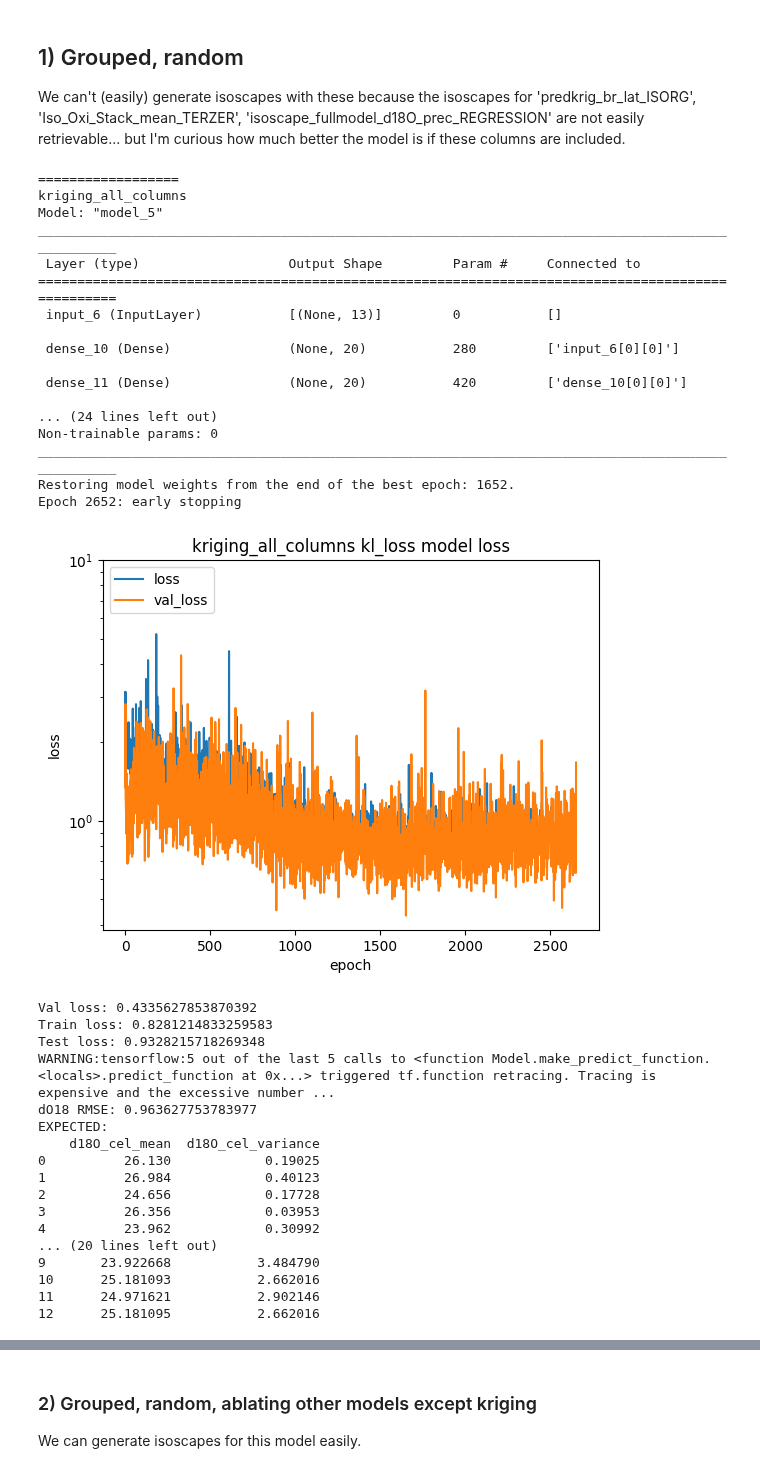
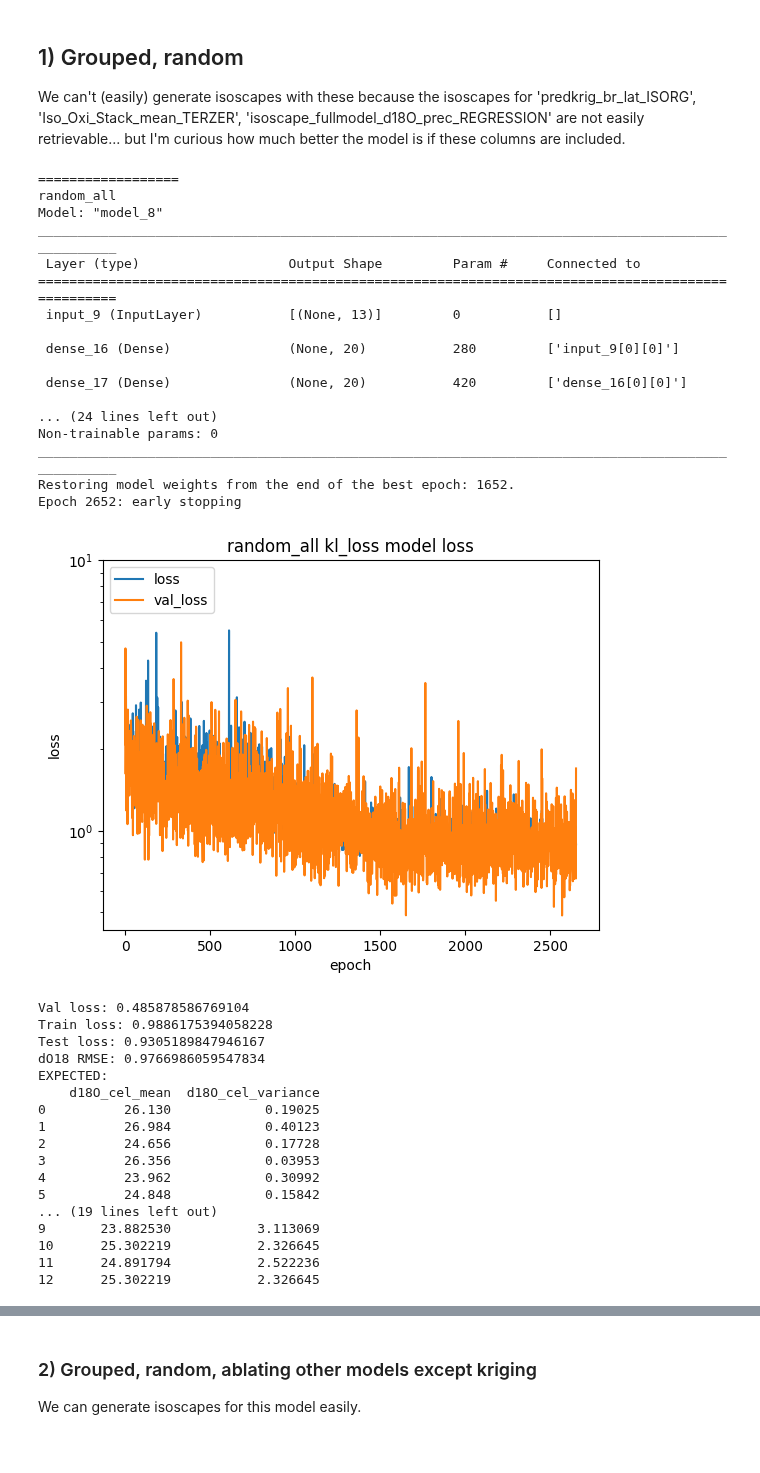
Before and after one commit to tnc-br/ddf-isoscapes, a Jupyter notebook: dnn/kriging_numerical_stability_bayesian_canonical.ipynb, the cells around one changed output, grey strips where cells are left out. Saved outputs shown, nothing was run; the diff lists cells and outputs as text; code cells hidden in the pictures.

```diff
--- a/dnn/kriging_numerical_stability_bayesian_canonical.ipynb
+++ b/dnn/kriging_numerical_stability_bayesian_canonical.ipynb
@@ -349,45 +349,44 @@ We can't (easily) generate isoscapes with these because the isoscapes for 'predk
 # %%
 grouped_random_fileset = {
     'TRAIN' : os.path.join(FP_ROOT, 'amazon_sample_data/kriging_ensemble_experiment/uc_davis_train_random_grouped.csv'),
     'TEST' : os.path.join(FP_ROOT, 'amazon_sample_data/kriging_ensemble_experiment/uc_davis_test_random_grouped.csv'),
     'VALIDATION' : os.path.join(FP_ROOT, 'amazon_sample_data/kriging_ensemble_experiment/uc_davis_validation_random_grouped.csv'),
 }
 
 columns_to_normalize = ['lat', 'long', 'VPD', 'RH', 'PET', 'DEM', 'PA',
                         'Mean Annual Temperature',
                         'Mean Annual Precipitation',
                         'ordinary_kriging_linear_d18O_predicted_variance']
 columns_to_standardize = [
     'ordinary_kriging_linear_d18O_predicted_mean',
     'Iso_Oxi_Stack_mean_TERZER',
     'isoscape_fullmodel_d18O_prec_REGRESSION']
 
 data = load_and_scale(grouped_random_fileset, columns_to_normalize, columns_to_standardize)
-model = train_and_evaluate(data, "kriging_all_columns", training_batch_size=3)
+model = train_and_evaluate(data, "random_all", training_batch_size=3)
 # %% [output]
 ==================
-kriging_all_columns
-Model: "model_5"
+random_all
+Model: "model_8"
 __________________________________________________________________________________________________
  Layer (type)                   Output Shape         Param #     Connected to
 ==================================================================================================
- input_6 (InputLayer)           [(None, 13)]         0           []
+ input_9 (InputLayer)           [(None, 13)]         0           []
 
- dense_10 (Dense)               (None, 20)           280         ['input_6[0][0]']
+ dense_16 (Dense)               (None, 20)           280         ['input_9[0][0]']
 
- dense_11 (Dense)               (None, 20)           420         ['dense_10[0][0]']
+ dense_17 (Dense)               (None, 20)           420         ['dense_16[0][0]']
 
 ... (24 lines left out)
 Non-trainable params: 0
 __________________________________________________________________________________________________
 Restoring model weights from the end of the best epoch: 1652.
 Epoch 2652: early stopping
-[figure, old version]
+[figure, new version]
-Val loss: 0.4335627853870392
-Train loss: 0.8281214833259583
-Test loss: 0.9328215718269348
-WARNING:tensorflow:5 out of the last 5 calls to <function Model.make_predict_function.<locals>.predict_function at 0x...> triggered tf.function retracing. Tracing is expensive and the excessive number ...
-dO18 RMSE: 0.963627753783977
+Val loss: 0.485878586769104
+Train loss: 0.9886175394058228
+Test loss: 0.9305189847946167
+dO18 RMSE: 0.9766986059547834
 EXPECTED:
     d18O_cel_mean  d18O_cel_variance
 0          26.130            0.19025
@@ -395,8 +394,9 @@ EXPECTED:
 2          24.656            0.17728
 3          26.356            0.03953
 4          23.962            0.30992
-... (20 lines left out)
-9       23.922668           3.484790
-10      25.181093           2.662016
-11      24.971621           2.902146
-12      25.181095           2.662016
+5          24.848            0.15842
+... (19 lines left out)
+9       23.882530           3.113069
+10      25.302219           2.326645
+11      24.891794           2.522236
+12      25.302219           2.326645
```
Also changed, not shown: parts of 4 cells of this notebook.
